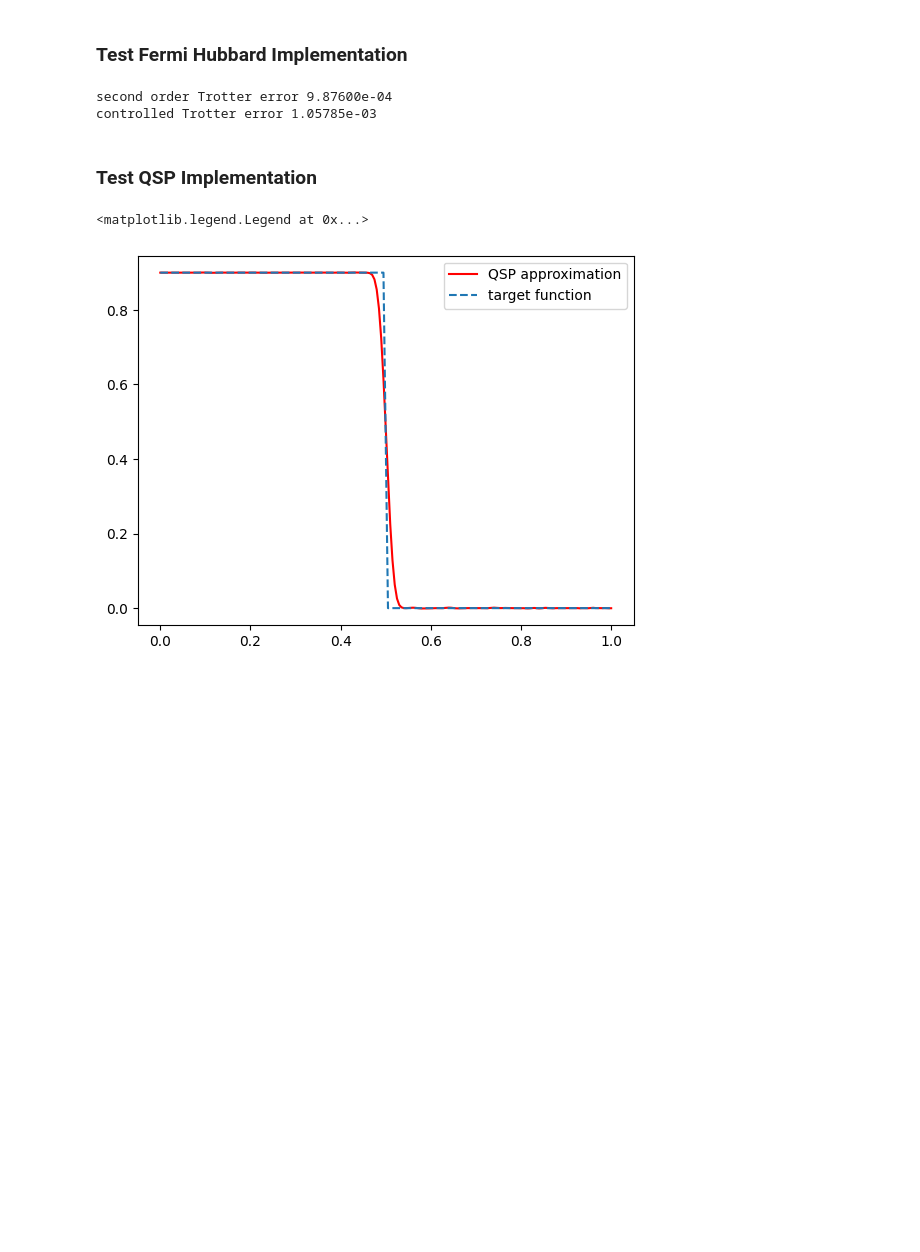
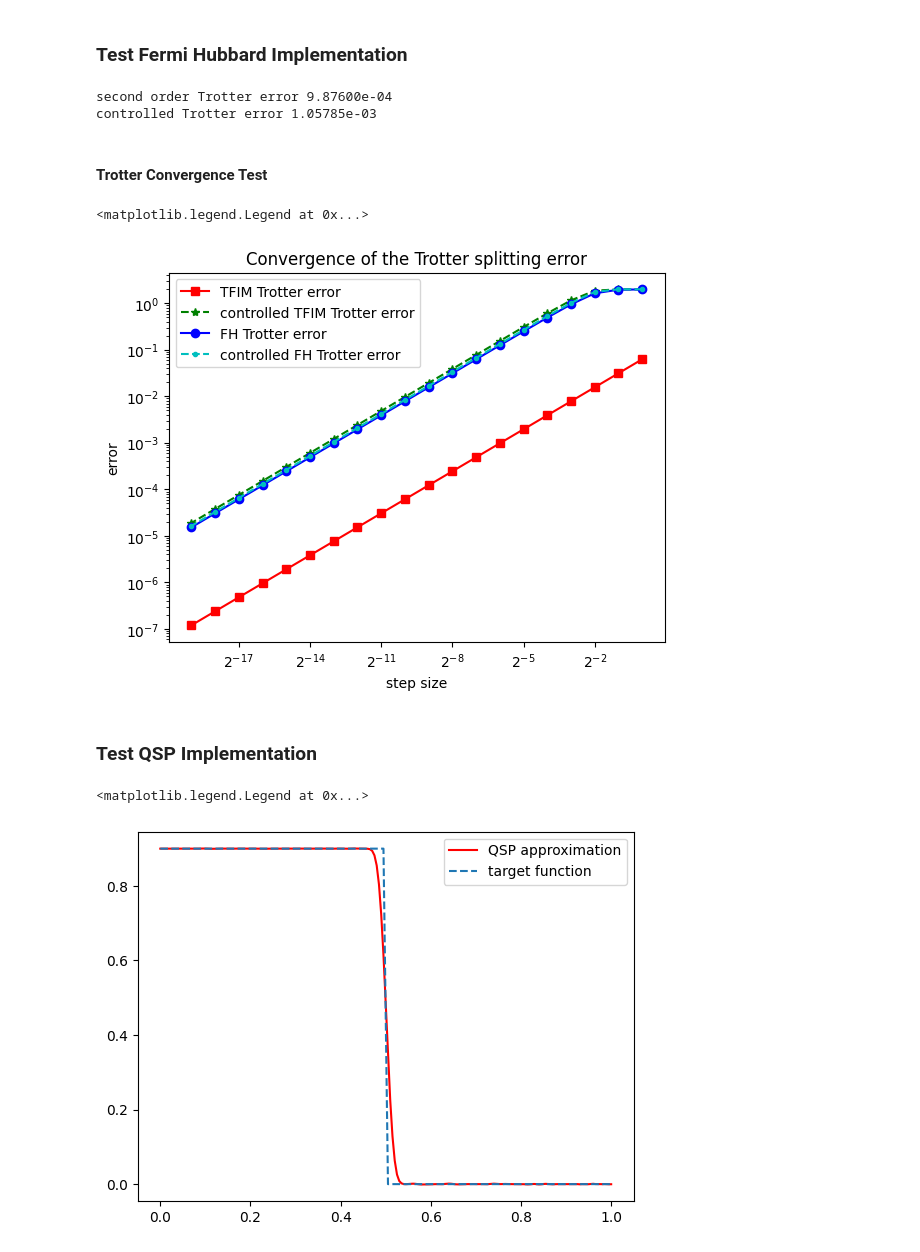
Before and after one commit to thilomueller/QETU, a Jupyter notebook: test_qetu.ipynb, the cells around one changed output. Drawn from its saved outputs; the diff is of its cells as text; code cells hidden in the pictures; blank space fills up the shorter version.

Commit message:
added Trotter convergence test

```diff
--- a/test_qetu.ipynb
+++ b/test_qetu.ipynb
@@ -52,3 +52,5 @@ print("controlled Trotter error {:.5e}".format(np.linalg.norm(ctrl_U - ctrl_free
 # %% [output]
 second order Trotter error 9.87600e-04
 controlled Trotter error 1.05785e-03
+# %% [markdown]
+#### Trotter Convergence Test
@@ -55,3 +97,17 @@ controlled Trotter error 1.05785e-03
+# %%
+plt.loglog(delta_t_list, tfim_error_list, linestyle='-', marker='s', color='r', label='TFIM Trotter error')
+plt.loglog(delta_t_list, ctrl_tfim_error_list, linestyle='--', marker='*', color='g', label='controlled TFIM Trotter error')
+plt.loglog(delta_t_list, fh_error_list, linestyle='-', marker='o', color='b', label='FH Trotter error')
+plt.loglog(delta_t_list, ctrl_fh_error_list, linestyle='--', marker='.', color='c', label='controlled FH Trotter error')
+plt.xlabel("step size")
+plt.ylabel("error")
+plt.xscale("log", base=2)
+plt.yscale("log",base=10)
+plt.title("Convergence of the Trotter splitting error")
+plt.legend()
+# %% [output]
+<matplotlib.legend.Legend at 0x...>
+[figure, added]
 # %% [markdown]
 ### Test QSP Implementation
 # %%
```
Also changed, not shown: parts of 2 cells of this notebook.
